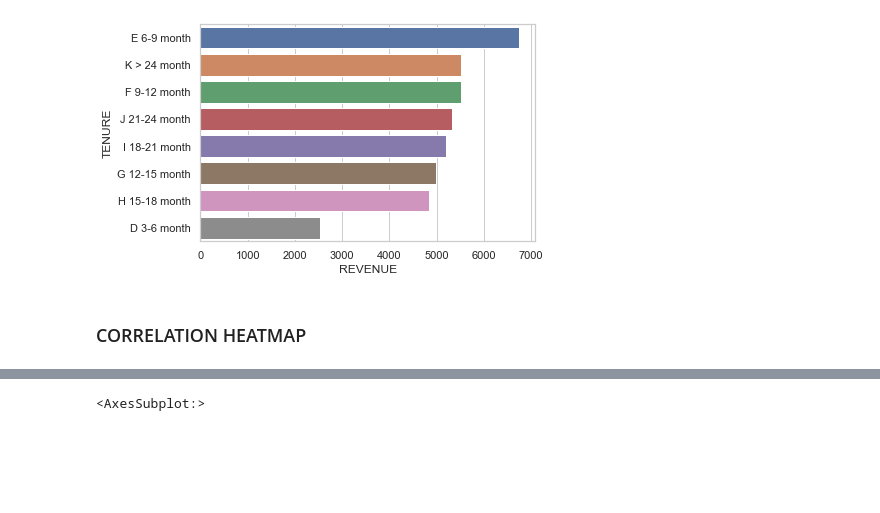
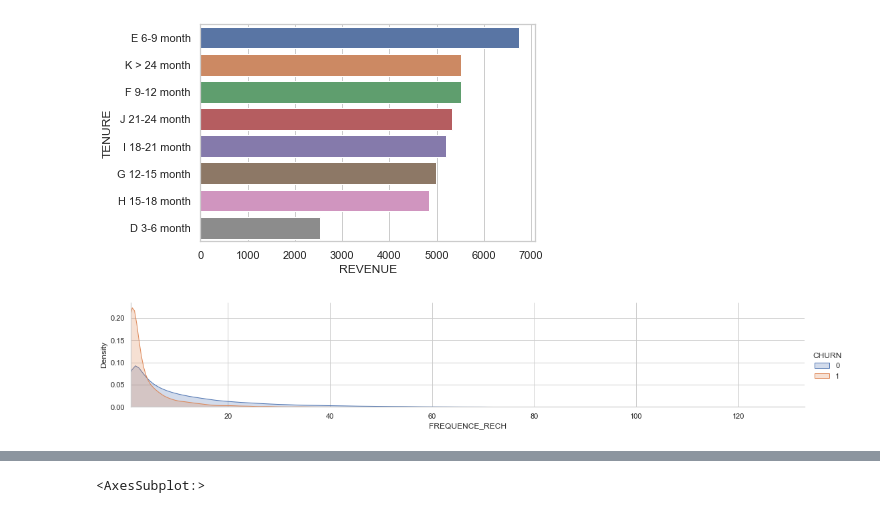
Before and after one commit to aifenaike/Expresso_Prediction, a Jupyter notebook: exploratory_data_analysis.ipynb, the cells around one changed output, grey strips where cells are left out. Saved outputs shown, nothing was run; the diff lists cells and outputs as text; code cells hidden in the pictures; blank space fills up the shorter version.

```diff
--- a/exploratory_data_analysis.ipynb
+++ b/exploratory_data_analysis.ipynb
@@ -155,5 +173,13 @@ sns.barplot(x = 'REVENUE',y = 'TENURE',data = df)
 # %% [output]
 <AxesSubplot:xlabel='REVENUE', ylabel='TENURE'>
 [figure]
-# %% [markdown]
-### CORRELATION HEATMAP
+# %%
+#density plot
+def kdeplot(feature,data):
+    facet =sns.FacetGrid(data, hue='CHURN', aspect=5)
+    facet.map(sns.kdeplot, feature, shade=True)
+    facet.set(xlim=(data[feature].min() ,data[feature].max()))
+    facet.add_legend()
+kdeplot('FREQUENCE_RECH',Train)
+# %% [output]
+[figure, added]
```
Also changed, not shown: parts of 33 cells of this notebook, 2 other files.
